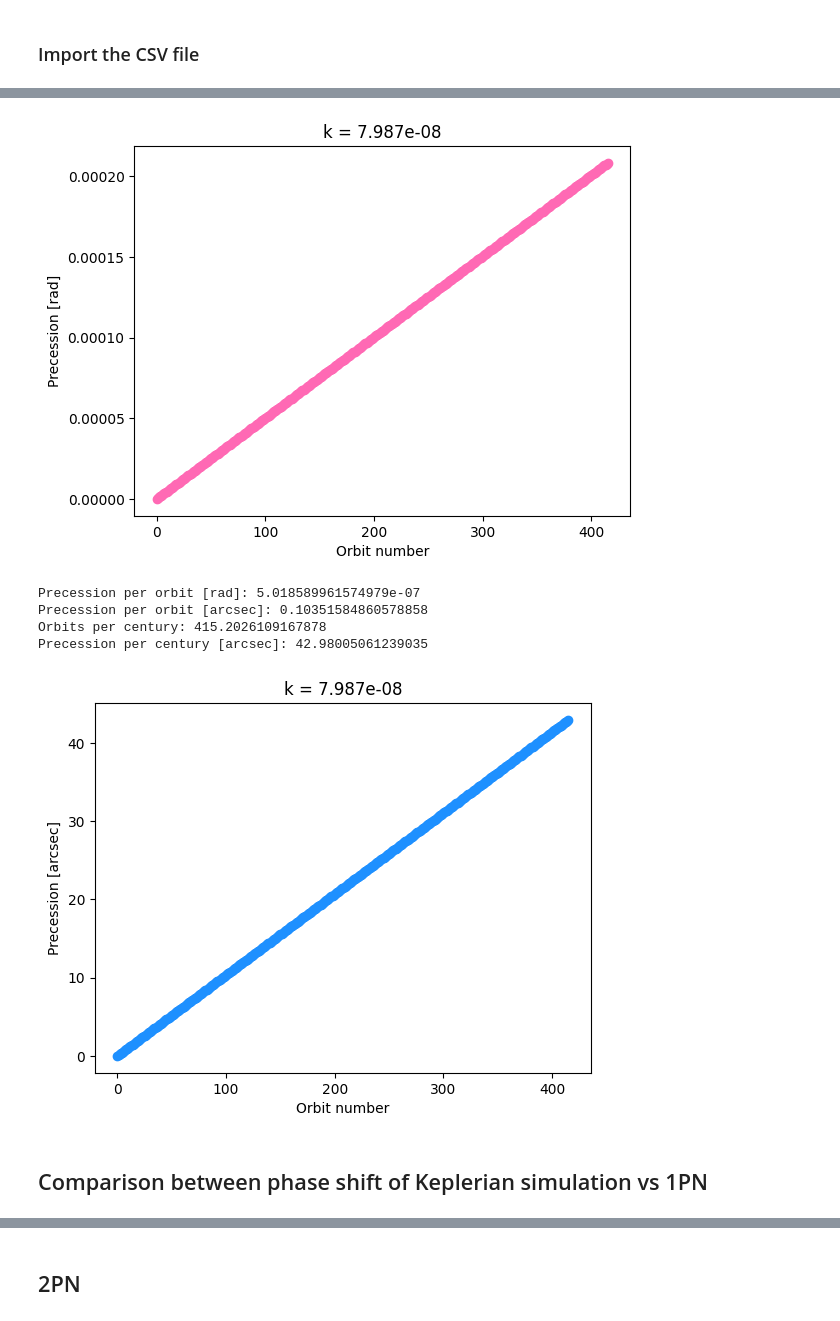
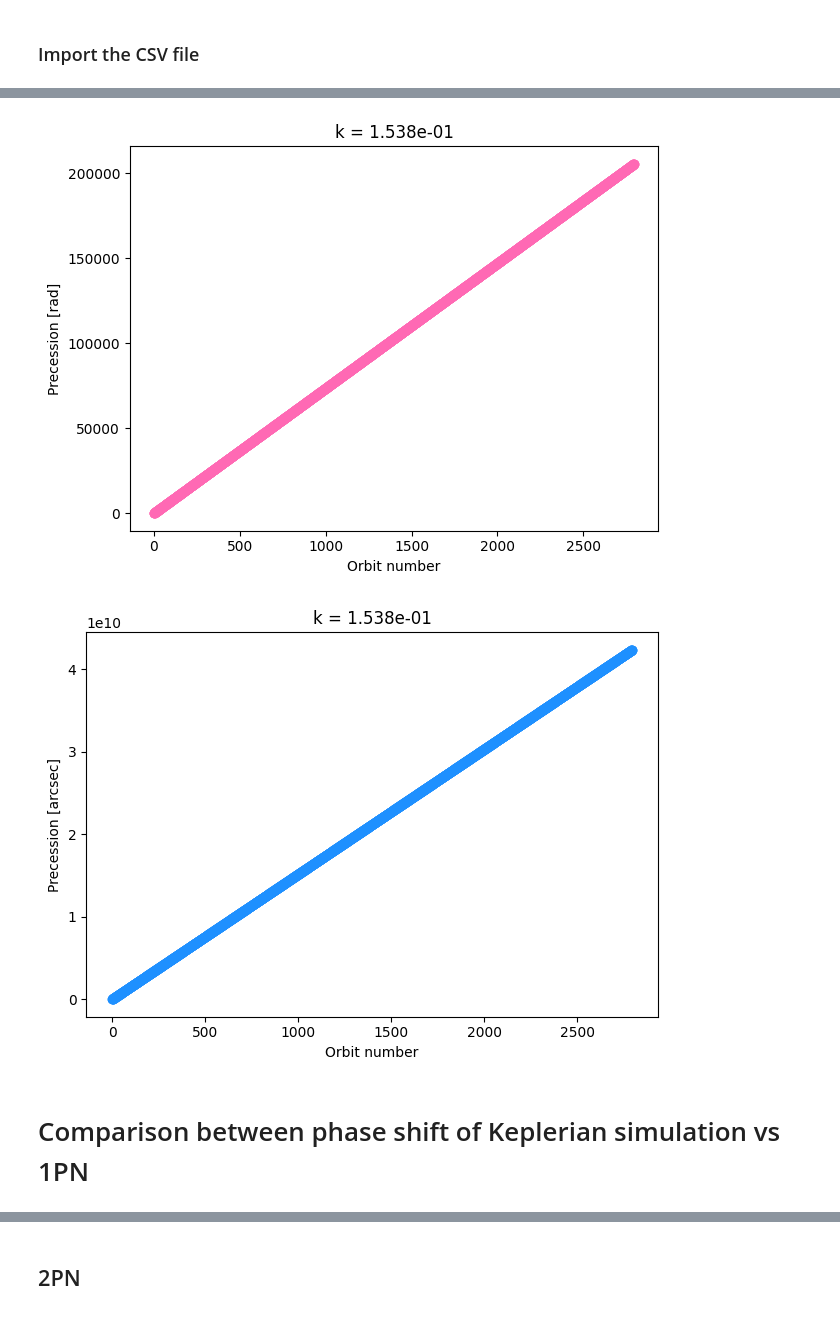
Before and after one commit to furbesco/BTR-Kepler-s-Problem, a Jupyter notebook: post-processing.ipynb, the cells around one changed output, grey strips where cells are left out. Cells and saved outputs as stored; diff of their text form; code cells hidden in the pictures.

```diff
--- a/post-processing.ipynb
+++ b/post-processing.ipynb
@@ -101,0 +146,3 @@ plt.show()
+# %%
+f = np.array(df["f_gw"])
+h = np.array(df["h"])
@@ -102,40 +245,29 @@ plt.show()
 # %%
-orbit = np.arange(Norbits + 1)
-delta_per_orbit = 2*np.pi * k_real
-precession = orbit * delta_per_orbit
+cumulative_precession = np.cumsum(precession)
 
-plt.plot(orbit, precession, 'o-', color= "hotpink")
+plt.figure()
+plt.plot(np.arange(len(cumulative_precession)), cumulative_precession,'o-',color="hotpink")
 plt.xlabel("Orbit number")
 plt.ylabel("Precession [rad]")
 plt.title(f"k = {k_real:.3e}")
-plt.savefig('/Users/macbookair/Desktop/Educational Stuff/BTR/графики/1PNорбитапрецессиямеркурия.svg')
+plt.tight_layout()
+plt.savefig('/Users/macbookair/Desktop/Educational Stuff/BTR/графики/1PNpsорбитапресесстярадианы05.svg')
 plt.show()
-
-print("Precession per orbit [rad]:", delta_per_orbit)
-arcsec_per_orbit = delta_per_orbit * (180/np.pi) * 3600
-print("Precession per orbit [arcsec]:", arcsec_per_orbit)
-P_mercury_days = 87.9691
-# 36525 is days in a century
-orbits_per_century = 36525 / P_mercury_days
-print("Orbits per century:", orbits_per_century)
-arcsec_per_century = arcsec_per_orbit * orbits_per_century
-print("Precession per century [arcsec]:", arcsec_per_century)
 # %% [output]
-[figure, old version]
+[figure, new version]
-Precession per orbit [rad]: 5.018589961574979e-07
-Precession per orbit [arcsec]: 0.10351584860578858
-Orbits per century: 415.2026109167878
-Precession per century [arcsec]: 42.98005061239035
 # %%
+cumulative_precession_arcsec = (cumulative_precession * (180/np.pi) * 3600)
+
 plt.figure()
-plt.plot(orbit, precession * (180/np.pi) * 3600, 'o-', color= "dodgerblue")
+plt.plot(np.arange(len(cumulative_precession_arcsec)), cumulative_precession_arcsec,'o-',color="dodgerblue")
 plt.xlabel("Orbit number")
 plt.ylabel("Precession [arcsec]")
 plt.title(f"k = {k_real:.3e}")
-plt.savefig('/Users/macbookair/Desktop/Educational Stuff/BTR/графики/1PNорбитапрецарсекимеркурия.svg')
+plt.tight_layout()
+plt.savefig('/Users/macbookair/Desktop/Educational Stuff/BTR/графики/1PNpsорбитапрецессиясекунды05.svg')
 plt.show()
 # %% [output]
-[figure, old version]
+[figure, new version]
 # %% [markdown]
-## Comparison between phase shift of Keplerian simulation vs 1PN
+# Comparison between phase shift of Keplerian simulation vs 1PN
 # %%
```
Also changed, not shown: parts of 24 cells of this notebook, 2 other files.
